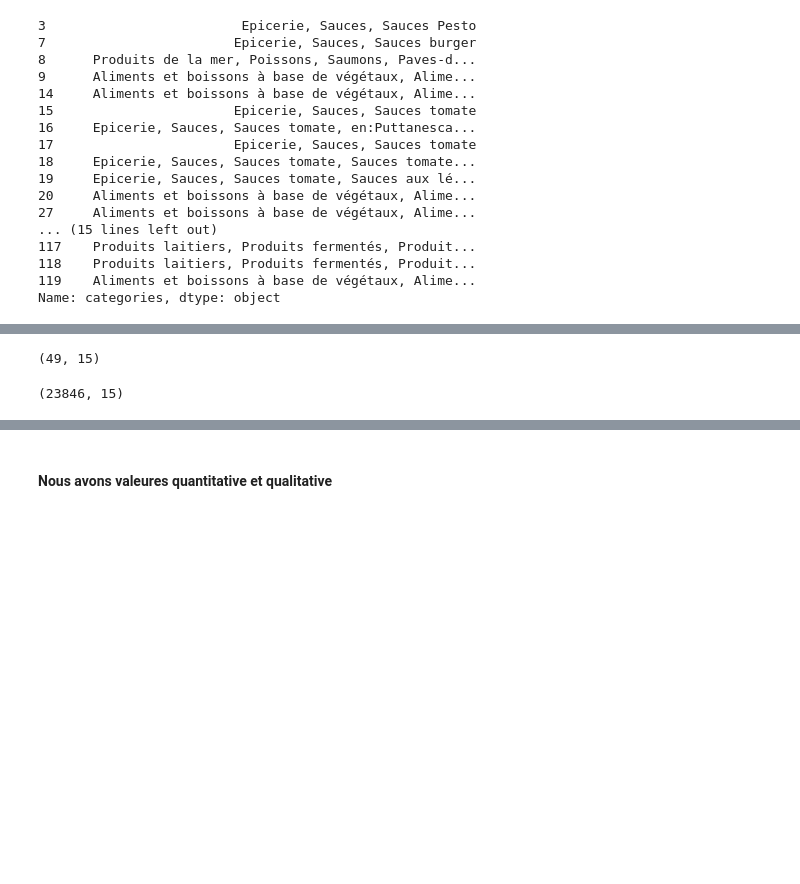
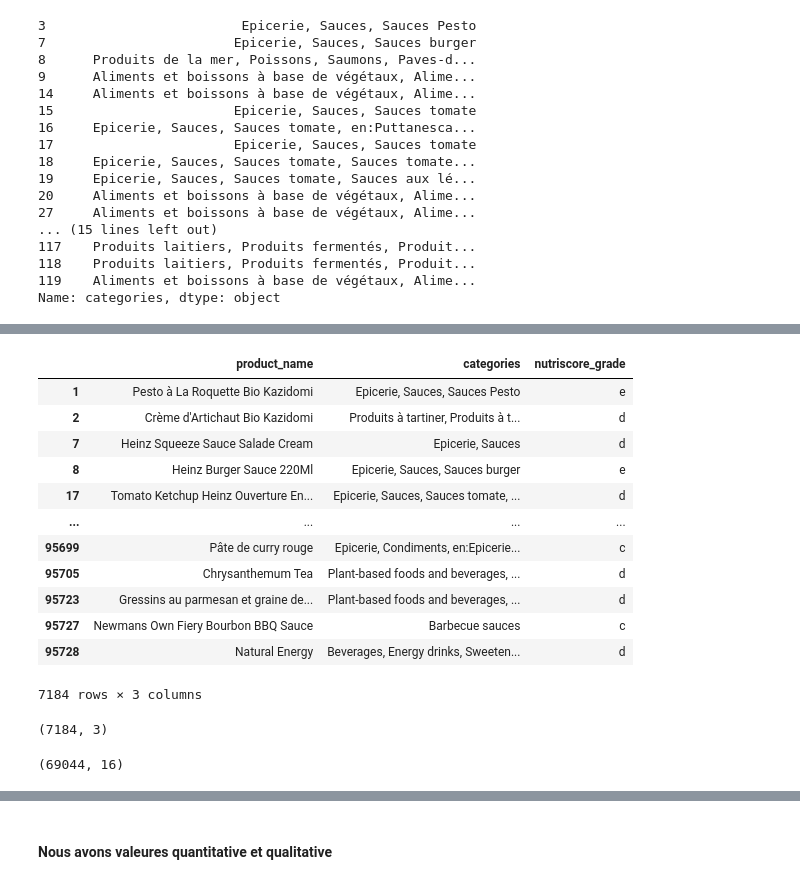
Before and after one commit to Azimoj/Open-Food-Facts, a Jupyter notebook: PSanté_01_notebooknettoyage.ipynb, the cells around one changed output, grey strips where cells are left out. Drawn from its saved outputs; the diff is of its cells as text; code cells hidden in the pictures; blank space fills up the shorter version.

```diff
--- a/PSanté_01_notebooknettoyage.ipynb
+++ b/PSanté_01_notebooknettoyage.ipynb
@@ -732,5 +731 @@ df_food_fr_cat[df_food_fr_cat.categories.str.contains('champignons')].sort_value
-# %%
-df_food_fr_cat[df_food_fr_cat.categories.str.contains('champignon')].sort_values("categories").shape
-# %% [output]
-(49, 15)
 # %%
@@ -744,6 +744,36 @@ df_food_fr_cat.loc[df_food_fr_cat['categories'].str.contains('noix|Noix|Graines|
+# %%
+pp=df_food_fr_cat.filter(items=['product_name','categories','nutriscore_grade'])
+
+ll=pp.loc[(pp['categories'] != "Protides")^(pp['categories'] != 'Fruits & légumes')^
+          (pp['categories'] != 'laitier')^(pp['categories'] != "vitamines")^
+          (pp['categories'] != "minéraux")^(pp['categories'] != "lipides" )^
+          (pp['categories'] != "Céréale")^(pp['categories'] != "Boissons")^
+          (pp['categories'] != "Plats préparés")^
+          (pp['categories'] != "Biscuits & Desserts")^
+          (pp['categories'] != "Snacks")]
+# %%
+ll
+# %% [output]
+|  | product_name | categories | nutriscore_grade |
+| 1 | Pesto à La Roquette Bio Kazidomi | Epicerie, Sauces, Sauces Pesto | e |
+| 2 | Crème d'Artichaut Bio Kazidomi | Produits à tartiner, Produits à t... | d |
+| 7 | Heinz Squeeze Sauce Salade Cream | Epicerie, Sauces | d |
+| 8 | Heinz Burger Sauce 220Ml | Epicerie, Sauces, Sauces burger | e |
+| 17 | Tomato Ketchup Heinz Ouverture En... | Epicerie, Sauces, Sauces tomate, ... | d |
+| ... | ... | ... | ... |
+| 95699 | Pâte de curry rouge | Epicerie, Condiments, en:Epicerie... | c |
+| 95705 | Chrysanthemum Tea | Plant-based foods and beverages, ... | d |
+| 95723 | Gressins au parmesan et graine de... | Plant-based foods and beverages, ... | d |
+| 95727 | Newmans Own Fiery Bourbon BBQ Sauce | Barbecue sauces | c |
+| 95728 | Natural Energy | Beverages, Energy drinks, Sweeten... | d |
+7184 rows × 3 columns
+# %%
+ll.shape
+# %% [output]
+(7184, 3)
 # %%
-categories_to_keep = ['Protides', 'laitier', 'Fruits & légumes','vitamines', 'minéraux','lipides']
+categories_to_keep = ['Protides', 'laitier', 'Fruits & légumes','vitamines', 'minéraux','Céréale','Plats préparés','Boissons','Snacks','Biscuits & Desserts']
 df_food_fr_New = df_food_fr_cat[df_food_fr_cat.categories.isin(categories_to_keep)]
 df_food_fr_New.shape
 # %% [output]
-(23846, 15)
+(69044, 16)
```
Also changed, not shown: parts of 38 cells of this notebook.
